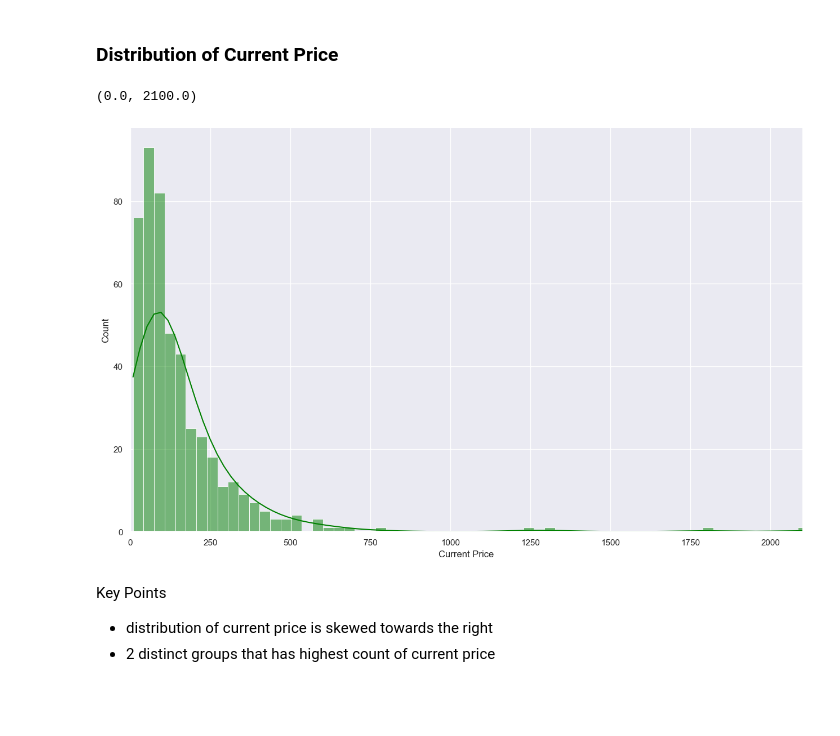
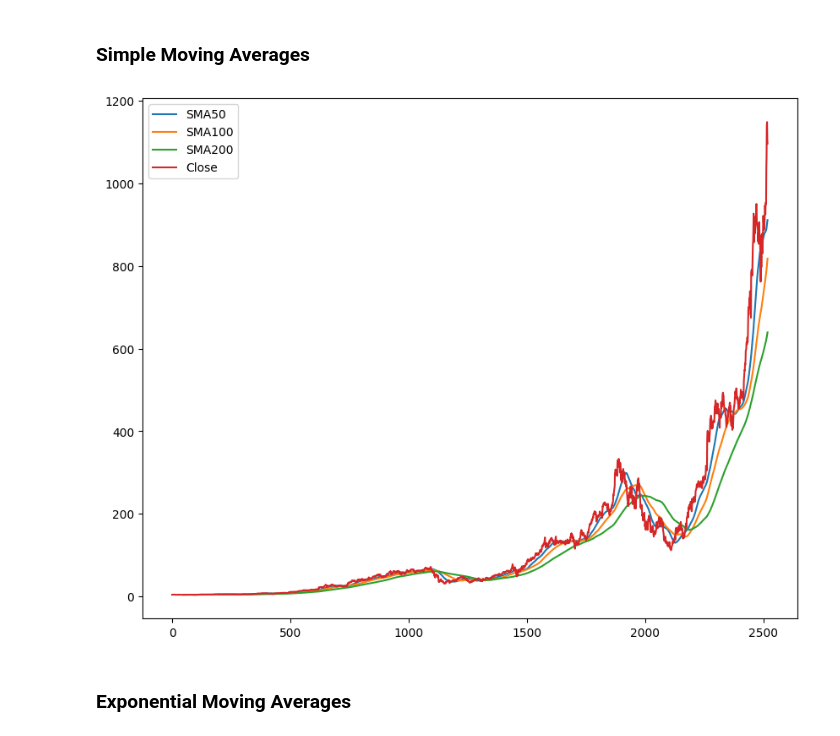
Before and after one commit to wrjodjana/EquitiesAnalyzer, a Jupyter notebook: graphs.ipynb, the cells around one changed output. Cells and saved outputs as stored; diff of their text form; code cells hidden in the pictures; blank space fills up the shorter version.

Commit message:
pivoted to using yahoo finance and completed most graphs

```diff
--- a/graphs.ipynb
+++ b/graphs.ipynb
@@ -8,2 +9,2 @@ import seaborn as sns
 # %%
-sp500_data = pd.read_csv("dataset/updated_sp500_companies.csv")
+hist = pd.read_csv("dataset/nvidia_data.csv")
@@ -12,10 +10,0 @@ sp500_data = pd.read_csv("dataset/updated_sp500_companies.csv")
-# %%
-sns.set(style="darkgrid")
-plt.figure(figsize=(15,12))
-
-# This plot will show pairwise relationships across the entire dataframe.
-# The 'corner' parameter is set to True to avoid redundant plots in the diagonal
-# The 'hue' parameter categorizes data points by the 'Exchange' column
-sns.pairplot(sp500_data, corner=True, hue="Exchange")
-
-plt.tight_layout()
@@ -91,17 +11,20 @@ Key Points
-# %% [markdown]
-### Distribution of Current Price
-# %%
-# Create a distribution plot with kernel density estimation for 'CurrentPrice'
-d2 = sns.displot(data=sp500_data, x='Currentprice', height=8, aspect=1.6, kde=True, color='green')
-
-# Set the x-axis label
-d2.set(xlabel='Current Price')
-
-plt.xlim(0, 2100)
-# %% [output]
-(0.0, 2100.0)
-[figure, removed]
-# %% [markdown]
-Key Points
-- distribution of current price is skewed towards the right
-- 2 distinct groups that has highest count of current price
+# %% [markdown]
+### Simple Moving Averages
+# %%
+hist['sma50'] = hist['Close'].rolling(50).mean()
+hist['sma100'] = hist['Close'].rolling(100).mean()
+hist['sma200'] = hist['Close'].rolling(200).mean()
+
+plt.figure(figsize=(10, 8))
+hist['sma50'].plot(label='SMA50')
+hist['sma100'].plot(label='SMA100')
+hist['sma200'].plot(label='SMA200')
+
+
+hist['Close'].plot(label='Close')
+plt.legend()
+plt.show()
+# %% [output]
+[figure, added]
+# %% [markdown]
+### Exponential Moving Averages
```
Also changed, not shown: parts of 23 cells of this notebook, 5 other files.
